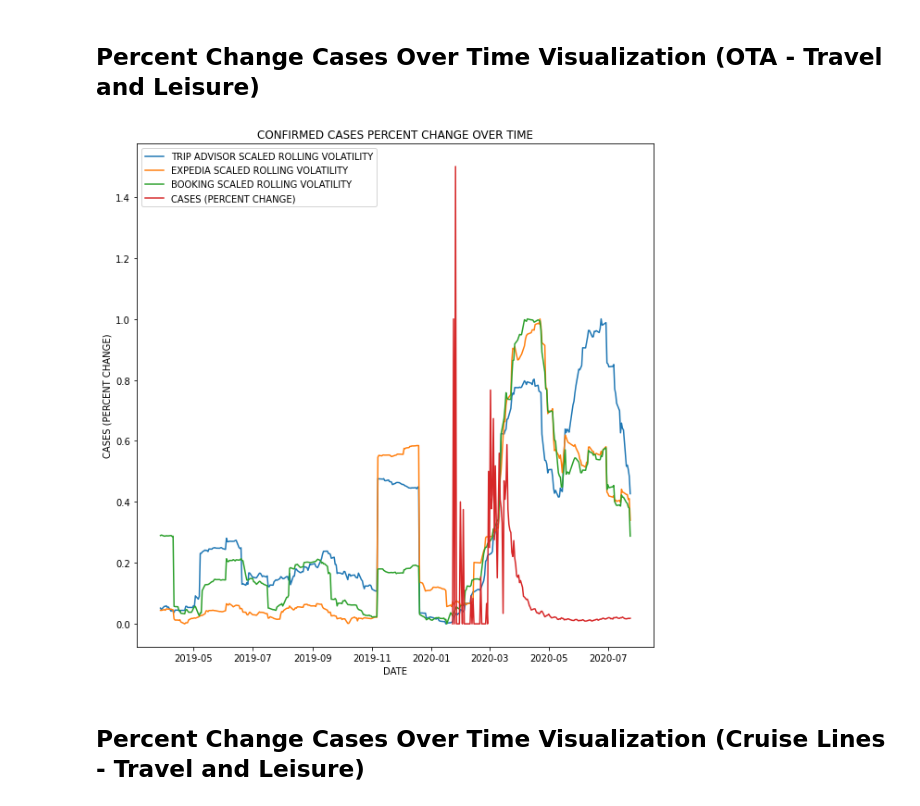
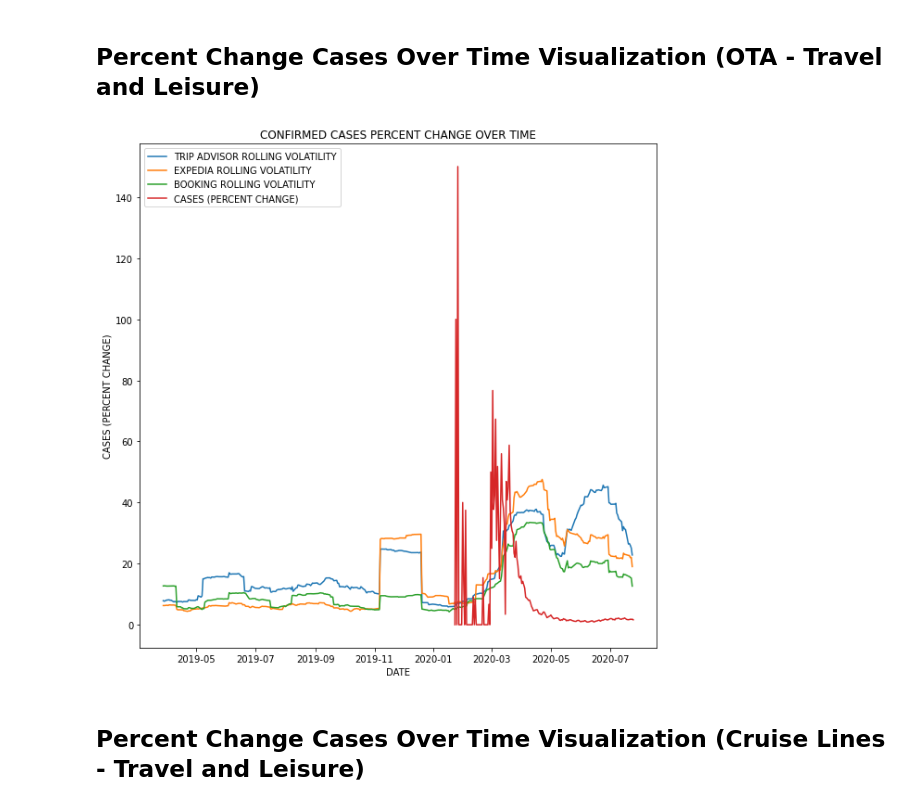
Before and after one commit to platypus-capital/options, a Jupyter notebook: jupyter/Covid_Analysis.ipynb, the cells around one changed output. Saved outputs shown, nothing was run; the diff lists cells and outputs as text; code cells hidden in the pictures.

```diff
--- a/jupyter/Covid_Analysis.ipynb
+++ b/jupyter/Covid_Analysis.ipynb
@@ -22,8 +22,7 @@ Provided by Yahoo Finance
 def volatility(ticker, days='365d', vol_window=30):
     stock = equity(ticker, days)
     stock.historical_volatility(vol_window)
-    stock.min_max_scale('Rolling Volatility')
-    return stock.df[~stock.df['Rolling Volatility Scaled'].isna()]['Rolling Volatility Scaled']
+    return stock.df[~stock.df['Rolling Volatility'].isna()]['Rolling Volatility']
 # %% [markdown]
 ## Covid-19 Confirmed Case Data
 Sourcing COVID-19 Numbers from [John Hopkins Covid-19 Data Repository](https://github.com/CSSEGISandData/COVID-19).
@@ -37,7 +36,7 @@ Associated this metric with historical volatility to find a coorelation or patte
 # %%
 us_cases = confirmed_df[confirmed_df['Country/Region'] == 'US'].iloc[:,4:].melt(var_name='Date', value_name='Confirmed Cases', col_level=0)
 us_cases['Date'] = pd.to_datetime(us_cases['Date'])
-us_cases['Percent Change'] = (us_cases['Confirmed Cases'] - us_cases['Confirmed Cases'].shift(1).fillna(0))/us_cases['Confirmed Cases'].shift(1).fillna(0)
+us_cases['Percent Change'] = (us_cases['Confirmed Cases'] - us_cases['Confirmed Cases'].shift(1).fillna(0))/us_cases['Confirmed Cases'].shift(1).fillna(0) * 100
 us_cases.set_index('Date', inplace=True)
 # %% [markdown]
 ## Percent Change Cases Over Time Visualization (Finance)
@@ -74,17 +73,17 @@ plt.show()
 # %% [markdown]
 ## Percent Change Cases Over Time Visualization (OTA - Travel and Leisure)
 # %%
-plt.plot(volatility('TRIP'), label="TRIP ADVISOR SCALED ROLLING VOLATILITY")
-plt.plot(volatility('EXPE'), label="EXPEDIA SCALED ROLLING VOLATILITY")
-plt.plot(volatility('BKNG'), label="BOOKING SCALED ROLLING VOLATILITY")
+plt.plot(volatility('TRIP'), label="TRIP ADVISOR ROLLING VOLATILITY")
+plt.plot(volatility('EXPE'), label="EXPEDIA ROLLING VOLATILITY")
+plt.plot(volatility('BKNG'), label="BOOKING ROLLING VOLATILITY")
 plt.plot(us_cases['Percent Change'], label="CASES (PERCENT CHANGE)")
 plt.xlabel('DATE')
 plt.ylabel('CASES (PERCENT CHANGE)')
 plt.title('CONFIRMED CASES PERCENT CHANGE OVER TIME')
 plt.legend()
 plt.show()
 # %% [output]
-[figure, old version]
+[figure, new version]
 # %% [markdown]
 ## Percent Change Cases Over Time Visualization (Cruise Lines - Travel and Leisure)
 # %%
```
Also changed, not shown: parts of 6 cells of this notebook.
